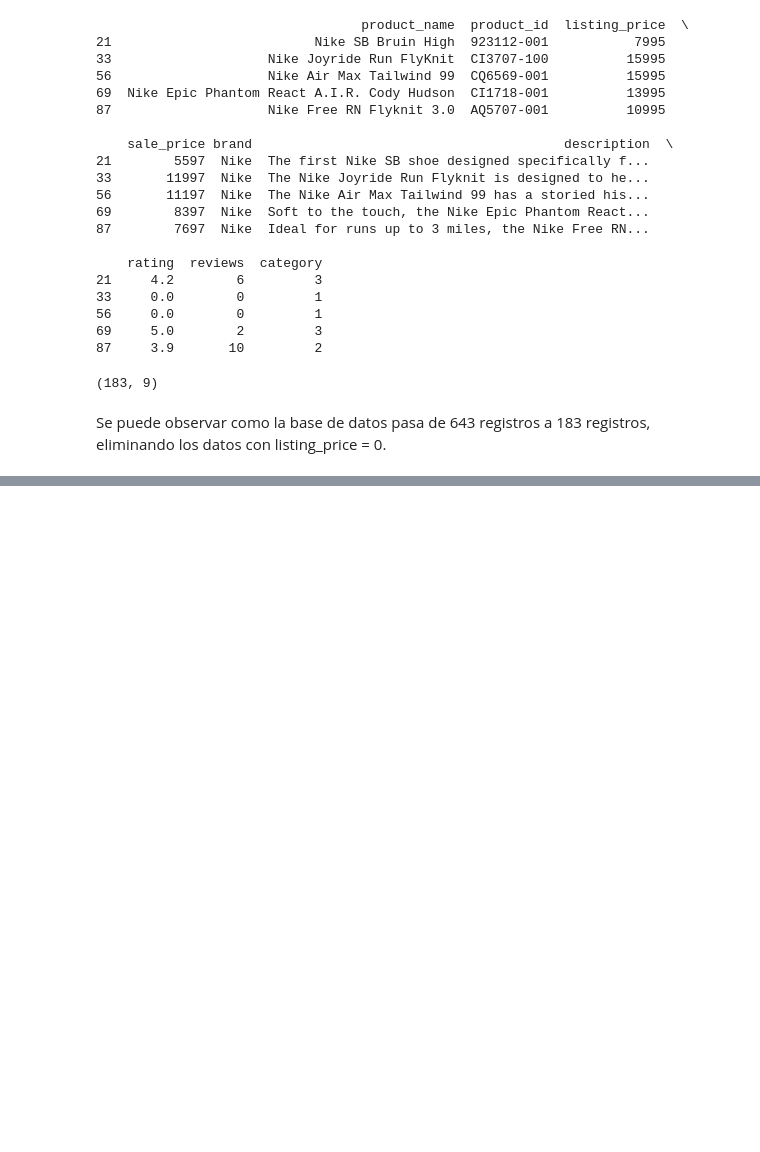
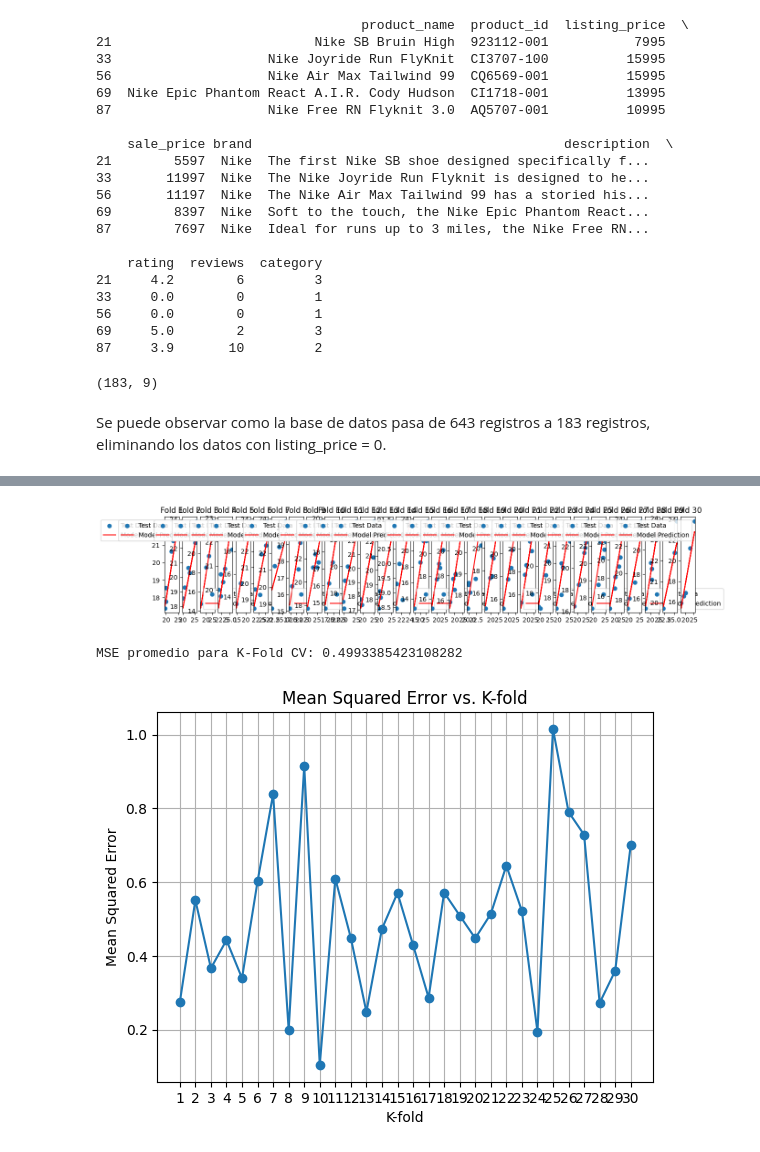
Before and after one commit to pau1ag/caso1, a Jupyter notebook: cross.ipynb, the cells around one changed output, grey strips where cells are left out. Saved outputs shown, nothing was run; the diff lists cells and outputs as text; code cells hidden in the pictures; blank space fills up the shorter version.

```diff
--- a/cross.ipynb
+++ b/cross.ipynb
@@ -288,0 +289,62 @@ MSE promedio para K-Fold CV: 0.50465576909417
+# %%
+
+k = 30 # Número de pliegues
+kf = KFold(n_splits=k, shuffle=True, random_state=0)
+
+# Lista para almacenar los MSE de cada pliegue
+mse_scores = []
+
+# Crear una figura para K-Fold
+plt.figure(figsize=(15, 6))
+
+fold = 1
+for train_idx, test_idx in kf.split(X):
+    X_train, X_test = X.iloc[train_idx], X.iloc[test_idx]
+    y_train, y_test = y.iloc[train_idx], y.iloc[test_idx]
+
+    # Ajustar el modelo de regresion ponderada en el conjunto de entrenamiento simulado
+    modelo_fold = sm.WLS(y_train, X_train, weights=1/y_train**2)
+    # Aquí se está ajustando un modelo ponderado utilizando los datos de entrenamiento
+    # X_train e y_train del pliegue actual. Los pesos se definen como el inverso del cuadrado de los valores de y_train
+    resultados_fold = modelo_fold.fit()
+
+    # Evaluar el modelo en el conjunto de prueba
+    y_pred = resultados_fold.predict(X_test)
+
+    # Calcular el Error Cuadrático Medio (MSE) para este pliegue
+    mse = np.mean((y_test - y_pred) ** 2)
+    mse_scores.append(mse)
+
+    # Visualizar el ajuste del modelo para cada pliegue
+    plt.subplot(2, k, fold)
+    plt.scatter(X_test['listing_price_cbrt'], y_test, label='Test Data')
+    plt.plot(X_test['listing_price_cbrt'], y_pred, label='Model Prediction', color='red')
+    plt.title(f'Fold {fold}')
+    plt.legend()
+    fold += 1
+
+# Calcular el MSE promedio para los pliegues
+mean_mse = np.mean(mse_scores)
+
+# Ajustar los espacios entre las gráficas para que se vean mejor
+plt.tight_layout()
+
+# Mostrar los resultados de la validación cruzada
+plt.show()
+
+# Mostrar el MSE promedio para los pliegues
+print(f"MSE promedio para K-Fold CV: {mean_mse}")
+
+# Ahora vamos a graficar MSE versus K
+plt.figure()
+plt.plot(range(1, k+1), mse_scores, marker='o', linestyle='-')
+plt.title('Mean Squared Error vs. K-fold')
+plt.xlabel('K-fold')
+plt.ylabel('Mean Squared Error')
+plt.xticks(range(1, k+1))
+plt.grid(True)
+plt.show()
+# %% [output]
+[figure, added]
+MSE promedio para K-Fold CV: 0.4993385423108282
+[figure, added]
```
Also changed, not shown: parts of 4 cells of this notebook.
